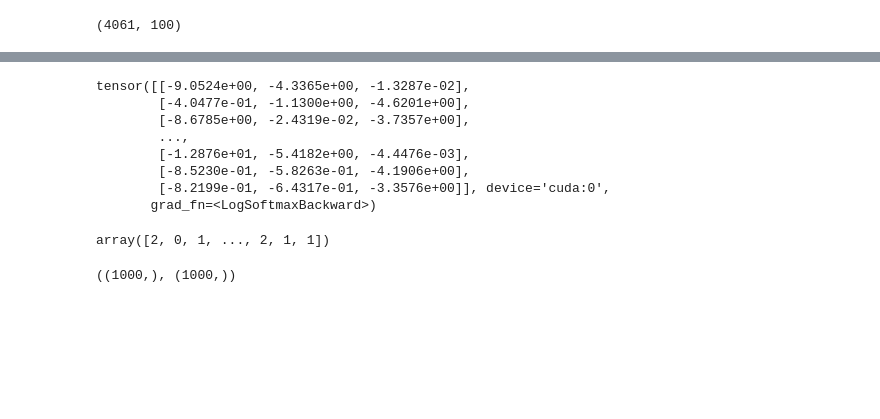
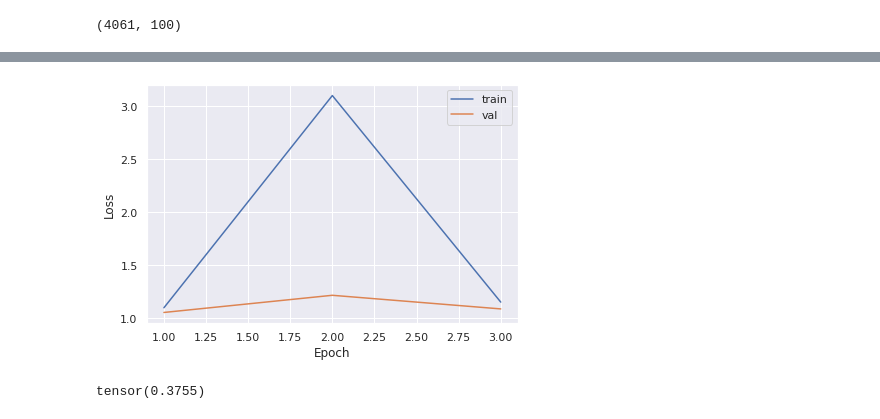
Before and after one commit to Unique-Divine/GANs-for-Genomics, a Jupyter notebook: NNsforGenomics_Colab.ipynb, the cells around one changed output, grey strips where cells are left out. Cells and saved outputs as stored; diff of their text form; code cells hidden in the pictures; blank space fills up the shorter version.

Commit message:
Tons of experimentation. Implemnted PyTorch Lightning module to simplify code base.

```diff
--- a/NNsforGenomics_Colab.ipynb
+++ b/NNsforGenomics_Colab.ipynb
@@ -91,7 +380,7 @@ X.describe()
 # %%
 chi2 = feature_selection.chi2
 selectk = feature_selection.SelectKBest(chi2, k=100)
-X_r = selectk.fit_transform(X.values, Y.flatten())
+X_r: np.ndarray = selectk.fit_transform(X.values, Y.flatten())
 X_r.shape
 # %% [output]
 (4061, 100)
@@ -107,3 +386,0 @@ device(type='cuda', index=0)
-# %%
-ml = ml_models.ML(X_r, Y)
-ml.trainGANs()
@@ -109,0 +393,8 @@ ml.trainGANs()
+# %%
+try:
+    print(ml.GANs, "\nGANs are already trained.")
+except:
+    ml = ml_models.TabularGANs(X_r, Y)
+    print("training GANs...")
+    ml.trainGANs()
+    print(f"GANs trained.\n{ml.GANs}")
@@ -110,5 +405,7 @@ ml.trainGANs()
 # %%
-X_fake, Y_fake = ml.getFakeSamples(n = 2000)
+X_fake, Y_fake = ml.getFakeSamples(n = 1000)
+print(X_fake.shape)
 Y_fake = np.around(Y_fake).astype(int)
 scaler = sklearn.preprocessing.MinMaxScaler()
 X_fake = scaler.fit_transform(X_fake)
+print(np.array([arr.shape for arr in [X_fake, Y_fake]]))
@@ -152,29 +414,13 @@ Epoch: 24, Training Loss: 4.182, Validation loss: 5.933
-# %%
-ffnn.network(torch.Tensor(ml.X_test).to(device))
-# %% [output]
-tensor([[-9.0524e+00, -4.3365e+00, -1.3287e-02],
-        [-4.0477e-01, -1.1300e+00, -4.6201e+00],
-        [-8.6785e+00, -2.4319e-02, -3.7357e+00],
-        ...,
-        [-1.2876e+01, -5.4182e+00, -4.4476e-03],
-        [-8.5230e-01, -5.8263e-01, -4.1906e+00],
-        [-8.2199e-01, -6.4317e-01, -3.3576e+00]], device='cuda:0',
-       grad_fn=<LogSoftmaxBackward>)
-# %%
-def predict(input: np.ndarray, network) -> np.ndarray:
-    input = torch.Tensor(input).to(device)
-    output = network(input).cpu().detach().numpy().argmax(axis = 1)
-    return output
-def accuracy(Y, Y_pred):
-    Y_pred, Y = [y.flatten() for y in [Y_pred, Y]]
-    right, wrong = pd.Series(Y_pred == Y).value_counts()
-    return right / (right + wrong)
-
-
-predict(ml.X_test, ffnn.network)
-# %% [output]
-array([2, 0, 1, ..., 2, 1, 1])
-# %%
-predict(X_fake, ffnn.network).shape, Y_fake.shape
-# %% [output]
-((1000,), (1000,))
+# %%
+network = LitFFNN(X = X_fake, Y = Y_fake, data_dir=data_path)
+trainer = pl.Trainer(max_epochs = 4, gpus = 0, fast_dev_run = False,
+    progress_bar_refresh_rate = 50)
+trainer.fit(network)
+network.plot_losses(plot_train = True)
+# %% [output]
+[figure, added]
+# %%
+pred = network.predict(torch.Tensor(X_r))
+network.accuracy(pred, torch.Tensor(Y))
+# %% [output]
+tensor(0.3755)
```
Also changed, not shown: parts of 30 cells of this notebook.
